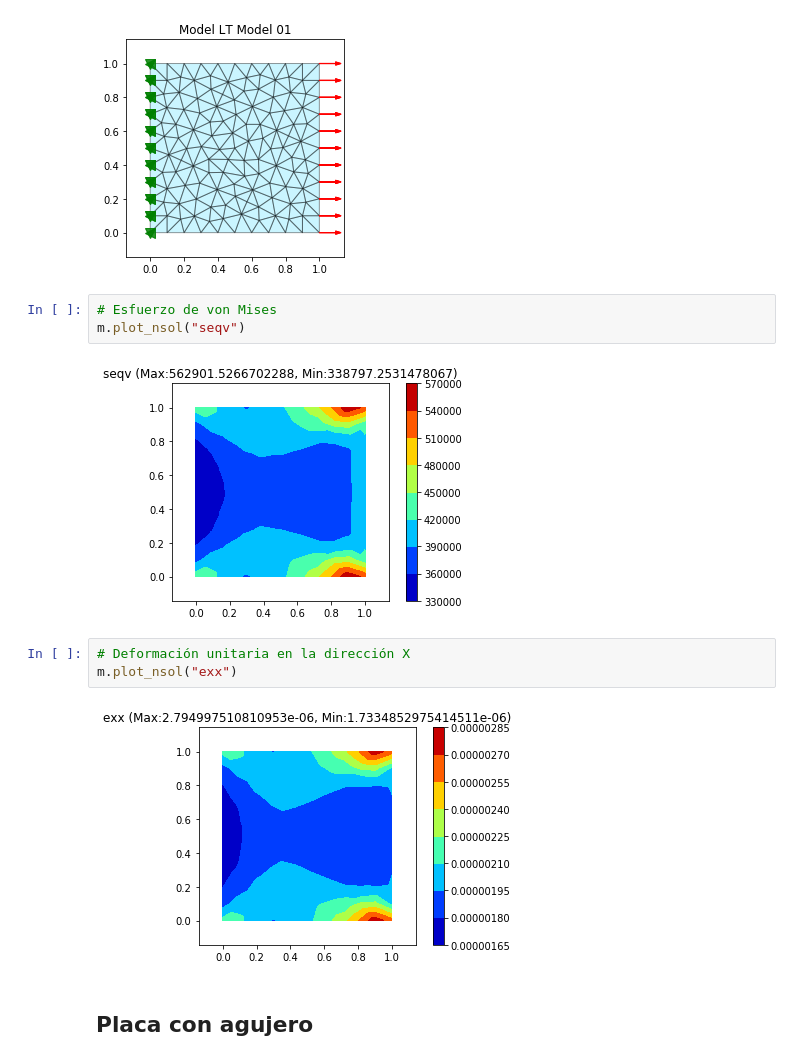
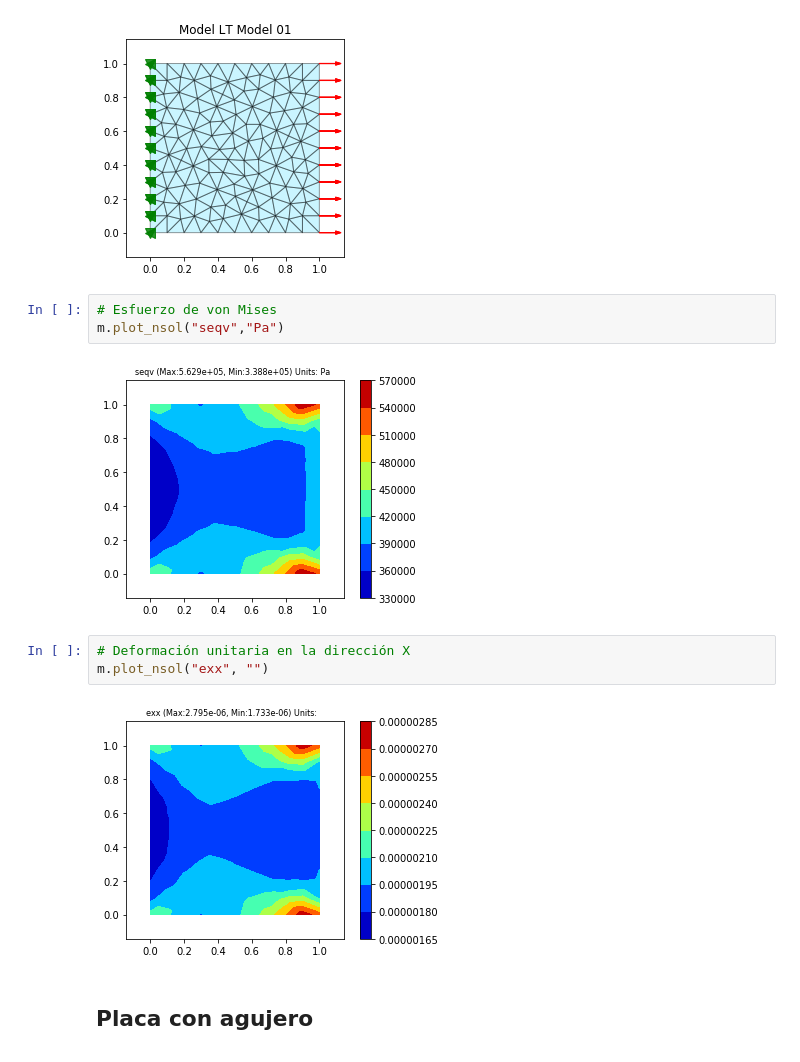
Before and after one commit to JorgeDeLosSantos/nusa, a Jupyter notebook: docs/nusa-info/es/linear-triangle-element.ipynb, the cells around one changed output. Drawn from its saved outputs; the diff is of its cells as text.

```diff
--- a/docs/nusa-info/es/linear-triangle-element.ipynb
+++ b/docs/nusa-info/es/linear-triangle-element.ipynb
@@ -159,14 +159,14 @@ m.solve()
 [figure]
 # %%
 # Esfuerzo de von Mises
-m.plot_nsol("seqv")
+m.plot_nsol("seqv","Pa")
 # %% [output]
-[figure, old version]
+[figure, new version]
 # %%
 # Deformación unitaria en la dirección X
-m.plot_nsol("exx")
+m.plot_nsol("exx", "")
 # %% [output]
-[figure, old version]
+[figure, new version]
 # %% [markdown]
 ## Placa con agujero
 # %%
```
Also changed, not shown: parts of 5 cells of this notebook, 5 other files.
